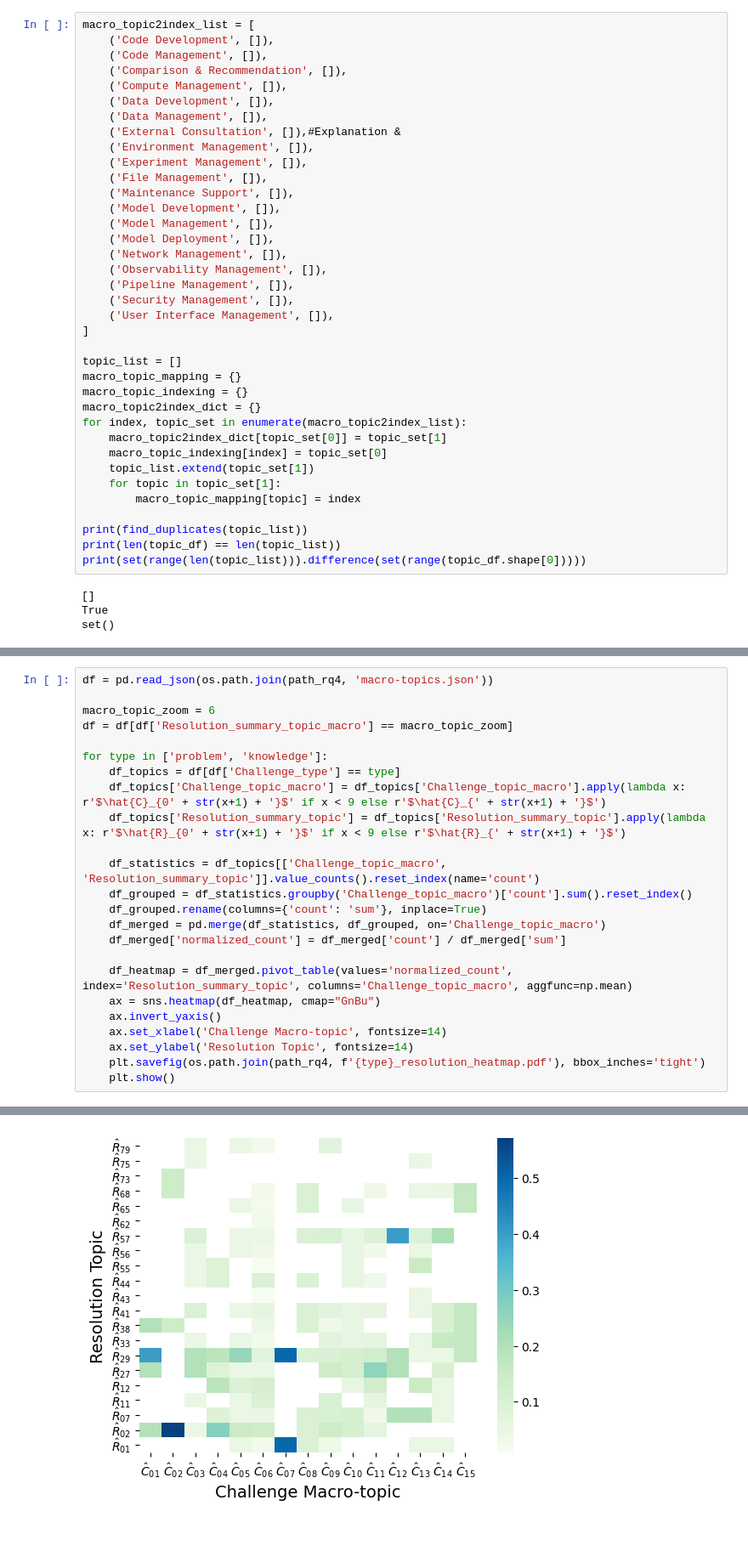
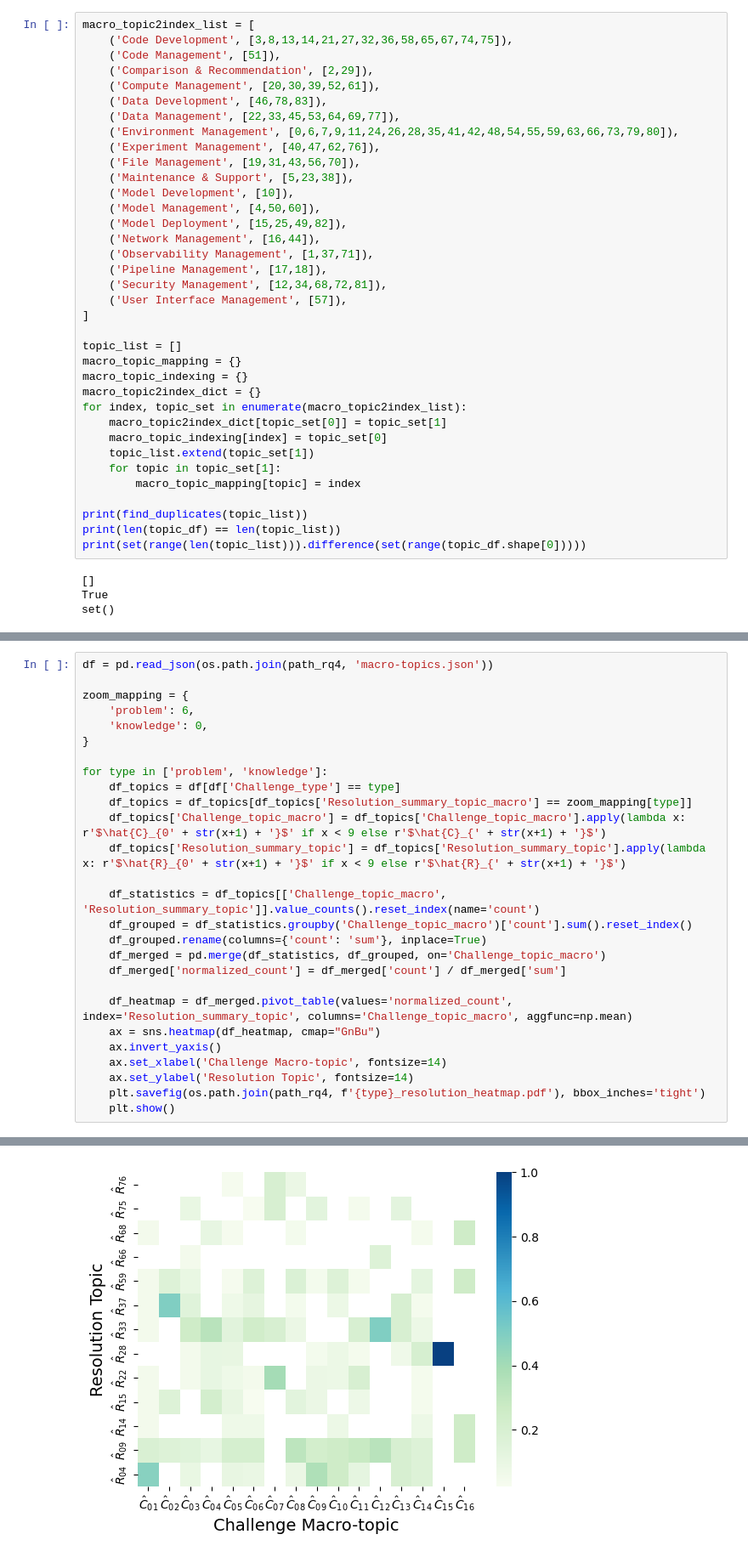
Before and after one commit to zhimin-z/Asset-Management-Topic-Modeling, a Jupyter notebook: Code/RQ4/RQ4.ipynb, the cells around one changed output, grey strips where cells are left out. Shown at 85% size. Saved outputs shown, nothing was run; the diff lists cells and outputs as text; blank space fills up the shorter version.

```diff
--- a/Code/RQ4/RQ4.ipynb
+++ b/Code/RQ4/RQ4.ipynb
@@ -276,25 +281,24 @@ Index & Topic & Description \\
 \end{tabular}
 # %%
 macro_topic2index_list = [
-    ('Code Development', []),
-    ('Code Management', []),
-    ('Comparison & Recommendation', []),
-    ('Compute Management', []),
-    ('Data Development', []),
-    ('Data Management', []),
-    ('External Consultation', []),#Explanation &
-    ('Environment Management', []),
-    ('Experiment Management', []),
-    ('File Management', []),
-    ('Maintenance Support', []),
-    ('Model Development', []),
-    ('Model Management', []),
-    ('Model Deployment', []),
-    ('Network Management', []),
-    ('Observability Management', []),
-    ('Pipeline Management', []),
-    ('Security Management', []),
-    ('User Interface Management', []),
+    ('Code Development', [3,8,13,14,21,27,32,36,58,65,67,74,75]),
+    ('Code Management', [51]),
+    ('Comparison & Recommendation', [2,29]),
+    ('Compute Management', [20,30,39,52,61]),
+    ('Data Development', [46,78,83]),
+    ('Data Management', [22,33,45,53,64,69,77]),
+    ('Environment Management', [0,6,7,9,11,24,26,28,35,41,42,48,54,55,59,63,66,73,79,80]),
+    ('Experiment Management', [40,47,62,76]),
+    ('File Management', [19,31,43,56,70]),
+    ('Maintenance & Support', [5,23,38]),
+    ('Model Development', [10]),
+    ('Model Management', [4,50,60]),
+    ('Model Deployment', [15,25,49,82]),
+    ('Network Management', [16,44]),
+    ('Observability Management', [1,37,71]),
+    ('Pipeline Management', [17,18]),
+    ('Security Management', [12,34,68,72,81]),
+    ('User Interface Management', [57]),
 ]
 
 topic_list = []
@@ -492,11 +491,14 @@ for type in ['problem', 'knowledge']:
 # %%
 df = pd.read_json(os.path.join(path_rq4, 'macro-topics.json'))
 
-macro_topic_zoom = 6
-df = df[df['Resolution_summary_topic_macro'] == macro_topic_zoom]
+zoom_mapping = {
+    'problem': 6,
+    'knowledge': 0,
+}
 
 for type in ['problem', 'knowledge']:
     df_topics = df[df['Challenge_type'] == type]
+    df_topics = df_topics[df_topics['Resolution_summary_topic_macro'] == zoom_mapping[type]]
     df_topics['Challenge_topic_macro'] = df_topics['Challenge_topic_macro'].apply(lambda x: r'$\hat{C}_{0' + str(x+1) + '}$' if x < 9 else r'$\hat{C}_{' + str(x+1) + '}$')
     df_topics['Resolution_summary_topic'] = df_topics['Resolution_summary_topic'].apply(lambda x: r'$\hat{R}_{0' + str(x+1) + '}$' if x < 9 else r'$\hat{R}_{' + str(x+1) + '}$')
 
@@ -540 +520 @@ See the caveats in the documentation: https://pandas.pydata.org/pandas-docs/stab
-[figure, old version]
+[figure, new version]
```
Also changed, not shown: parts of 10 cells of this notebook, 18 other files.
